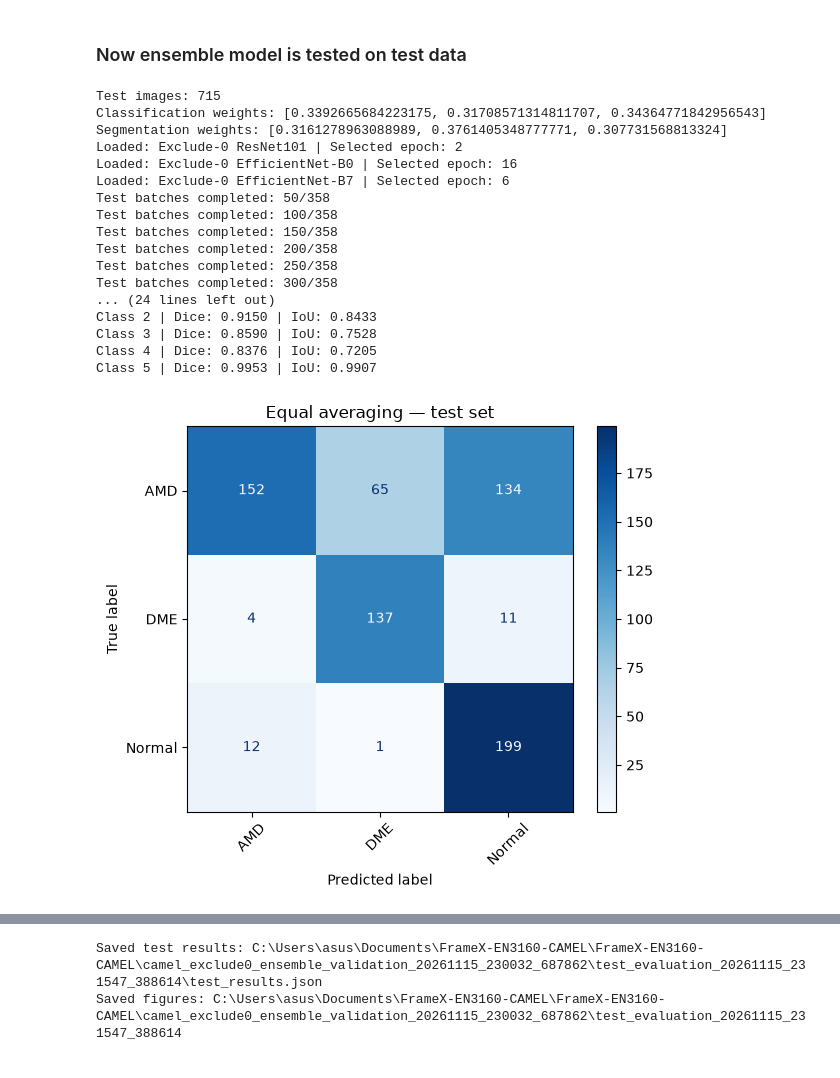
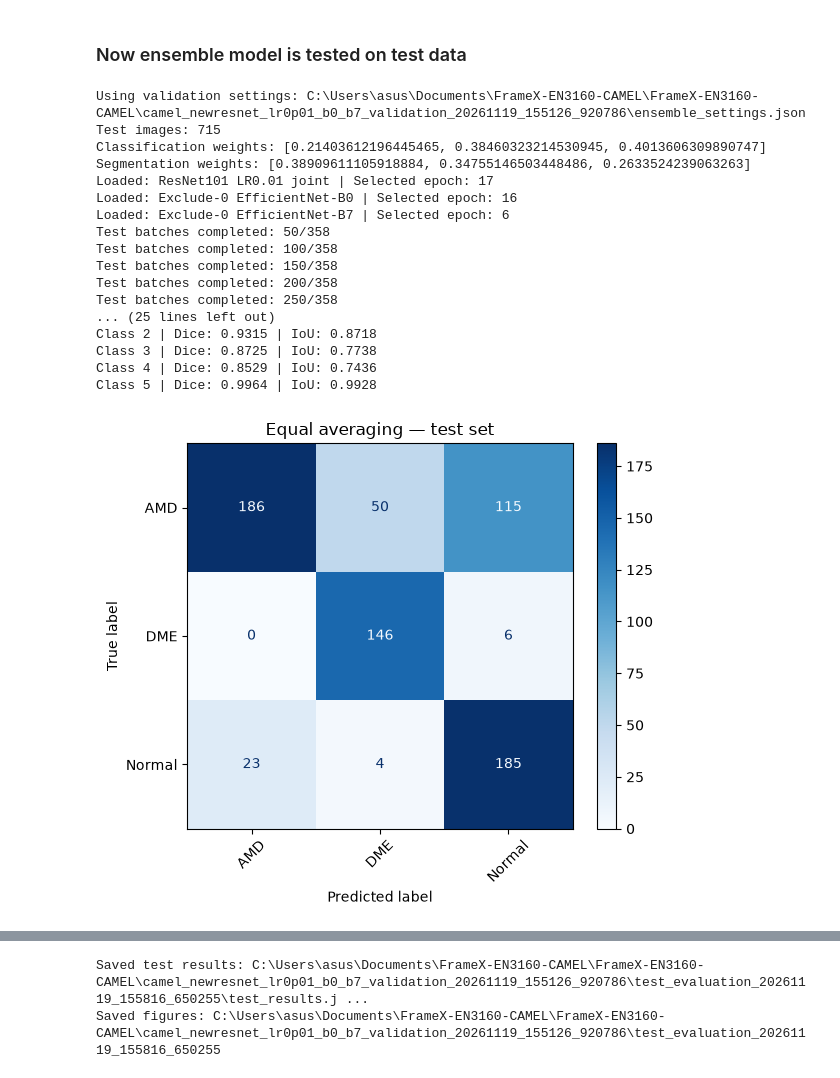
Before and after one commit to Upani-Gunathunga/FrameX-EN3160-CAMEL, a Jupyter notebook: CAMEL_reimplementation_CORRECT_01_ResNet_LR001.ipynb.ipynb, the cells around one changed output, grey strips where cells are left out. Drawn from its saved outputs; the diff is of its cells as text; code cells hidden in the pictures.

Commit message:
Using improved resnet ensemble model was retested and revalidated for performance Deleted unnecessary cells from previous copy

```diff
--- a/CAMEL_reimplementation_CORRECT_01_ResNet_LR001.ipynb.ipynb
+++ b/CAMEL_reimplementation_CORRECT_01_ResNet_LR001.ipynb.ipynb
@@ -6942,11 +7142,11 @@ project_folder = Path(
 
 model_settings = [
     (
-        "Exclude-0 ResNet101",
+        "ResNet101 LR0.01 joint",
         "resnet101",
         project_folder
-        / "camel_resnet101_dice_exclude0_20261115_221615_283810"
-        / "best_model.pt"
+        / "camel_resnet101_exclude0_lr001_20epochs_20261118_190547_808191"
+        / "best_joint.pt"
     ),
     (
         "Exclude-0 EfficientNet-B0",
@@ -6963,6 +7163,8 @@ model_settings = [
         / "best_model.pt"
     )
 ]
+
+
 
 for name, encoder_name, path in model_settings:
     if not path.is_file():
@@ -7314,8 +7516,7 @@ for name, result in validation_results.items():
     )
 
 ensemble_folder = project_folder / datetime.now().strftime(
-    # "camel_adaptive_ensemble_validation_%Y%m%d_%H%M%S_%f"
-    "camel_exclude0_ensemble_validation_%Y%m%d_%H%M%S_%f"
+    "camel_newresnet_lr0p01_b0_b7_validation_%Y%m%d_%H%M%S_%f"
 )
 ensemble_folder.mkdir(parents=True, exist_ok=False)
 
@@ -7353,4 +7554,16 @@ print("\nSaved settings and results:", ensemble_settings_path)
 # Predictions can be regenerated from the saved checkpoints.
 del saved_predictions, reference_labels, reference_masks
 gc.collect()
+
+# Pass this exact validation settings file to the test cell
+new_resnet_ensemble_settings_path = ensemble_settings_path.resolve()
+
+print("\nReady for test evaluation:")
+print(new_resnet_ensemble_settings_path)
+
+for setting in ensemble_settings["models"]:
+    print(
+        f"{setting['name']} | "
+        f"Selected epoch: {setting['selected_epoch']}"
+    )
 # %% [output]
@@ -7439,12 +7651,24 @@ if missing:
 #     r"\ensemble_settings.json"
 # )
 
-settings_path = Path(
-    r"C:\Users\asus\Documents\FrameX-EN3160-CAMEL"
-    r"\FrameX-EN3160-CAMEL"
-    r"\camel_exclude0_ensemble_validation_20261115_230032_687862"
-    r"\ensemble_settings.json"
+if "new_resnet_ensemble_settings_path" not in globals():
+    raise RuntimeError(
+        "Run the updated validation cell first."
+    )
+
+settings_path = Path(new_resnet_ensemble_settings_path)
+
+assert settings_path.is_file()
+assert settings_path.parent.name.startswith(
+    "camel_newresnet_lr0p01_b0_b7_validation_"
 )
+
+print("Using validation settings:", settings_path)
+
+
+
+
+
 
 with open(settings_path, encoding="utf-8") as file:
     ensemble_settings = json.load(file)
@@ -7864,43 +8088,43 @@ for name in ["Equal averaging", "Confidence-aware weighting"]:
         ax=ax,
         xticks_rotation=45,
         cmap="Blues"
     )
 
     ax.set_title(f"{name} — test set")
     fig.tight_layout()
 
     figure_name = name.lower().replace(" ", "_").replace("-", "_")
 
     fig.savefig(
         test_output_folder / f"{figure_name}_confusion_matrix.png",
         dpi=150,
         bbox_inches="tight"
     )
 
     plt.show()
     plt.close(fig)
 
 print("\nSaved test results:", results_path)
 print("Saved figures:", test_output_folder)
 # %% [output]
+Using validation settings: C:\Users\asus\Documents\FrameX-EN3160-CAMEL\FrameX-EN3160-CAMEL\camel_newresnet_lr0p01_b0_b7_validation_20261119_155126_920786\ensemble_settings.json
 Test images: 715
-Classification weights: [0.3392665684223175, 0.31708571314811707, 0.34364771842956543]
-Segmentation weights: [0.3161278963088989, 0.3761405348777771, 0.307731568813324]
-Loaded: Exclude-0 ResNet101 | Selected epoch: 2
+Classification weights: [0.21403612196445465, 0.38460323214530945, 0.4013606309890747]
+Segmentation weights: [0.38909611105918884, 0.34755146503448486, 0.2633524239063263]
+Loaded: ResNet101 LR0.01 joint | Selected epoch: 17
 Loaded: Exclude-0 EfficientNet-B0 | Selected epoch: 16
 Loaded: Exclude-0 EfficientNet-B7 | Selected epoch: 6
 Test batches completed: 50/358
 Test batches completed: 100/358
 Test batches completed: 150/358
 Test batches completed: 200/358
 Test batches completed: 250/358
-Test batches completed: 300/358
-... (24 lines left out)
-Class 2 | Dice: 0.9150 | IoU: 0.8433
-Class 3 | Dice: 0.8590 | IoU: 0.7528
-Class 4 | Dice: 0.8376 | IoU: 0.7205
-Class 5 | Dice: 0.9953 | IoU: 0.9907
+... (25 lines left out)
+Class 2 | Dice: 0.9315 | IoU: 0.8718
+Class 3 | Dice: 0.8725 | IoU: 0.7738
+Class 4 | Dice: 0.8529 | IoU: 0.7436
+Class 5 | Dice: 0.9964 | IoU: 0.9928
-[figure, old version]
+[figure, new version]
 Confidence-aware weighting — classification report
               precision    recall  f1-score   support
 
@@ -7923,3 +8147,3 @@ Class 5 | Dice: 0.9954 | IoU: 0.9908
-Saved test results: C:\Users\asus\Documents\FrameX-EN3160-CAMEL\FrameX-EN3160-CAMEL\camel_exclude0_ensemble_validation_20261115_230032_687862\test_evaluation_20261115_231547_388614\test_results.json
-Saved figures: C:\Users\asus\Documents\FrameX-EN3160-CAMEL\FrameX-EN3160-CAMEL\camel_exclude0_ensemble_validation_20261115_230032_687862\test_evaluation_20261115_231547_388614
+Saved test results: C:\Users\asus\Documents\FrameX-EN3160-CAMEL\FrameX-EN3160-CAMEL\camel_newresnet_lr0p01_b0_b7_validation_20261119_155126_920786\test_evaluation_20261119_155816_650255\test_results.j ...
+Saved figures: C:\Users\asus\Documents\FrameX-EN3160-CAMEL\FrameX-EN3160-CAMEL\camel_newresnet_lr0p01_b0_b7_validation_20261119_155126_920786\test_evaluation_20261119_155816_650255
 # %% [markdown]
```
Also changed, not shown: parts of 36 cells of this notebook, 6 other files.
